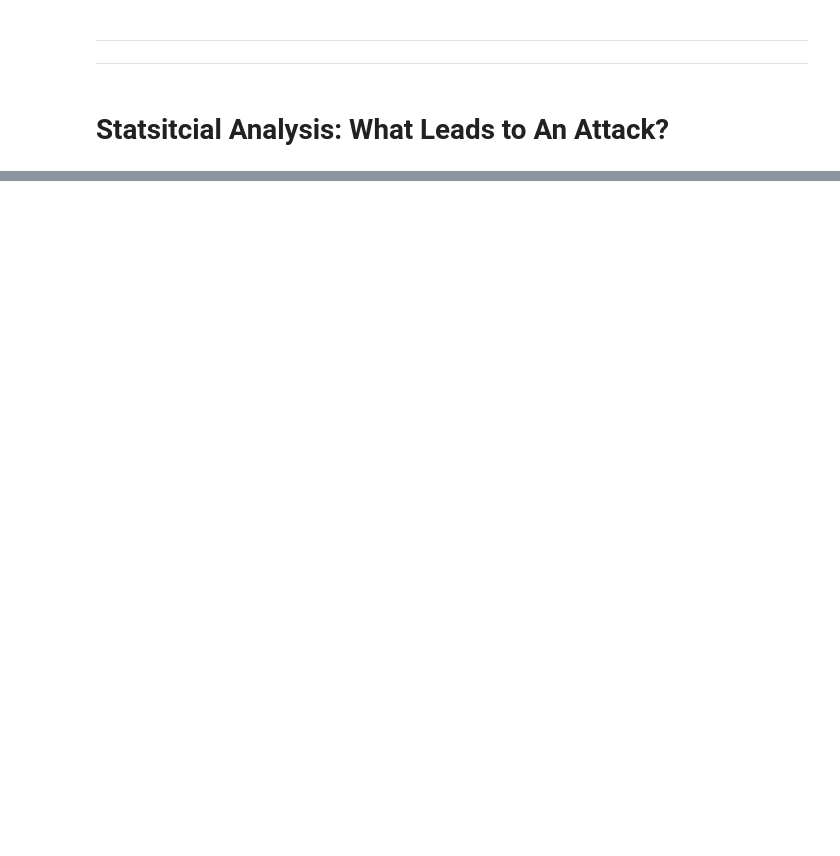
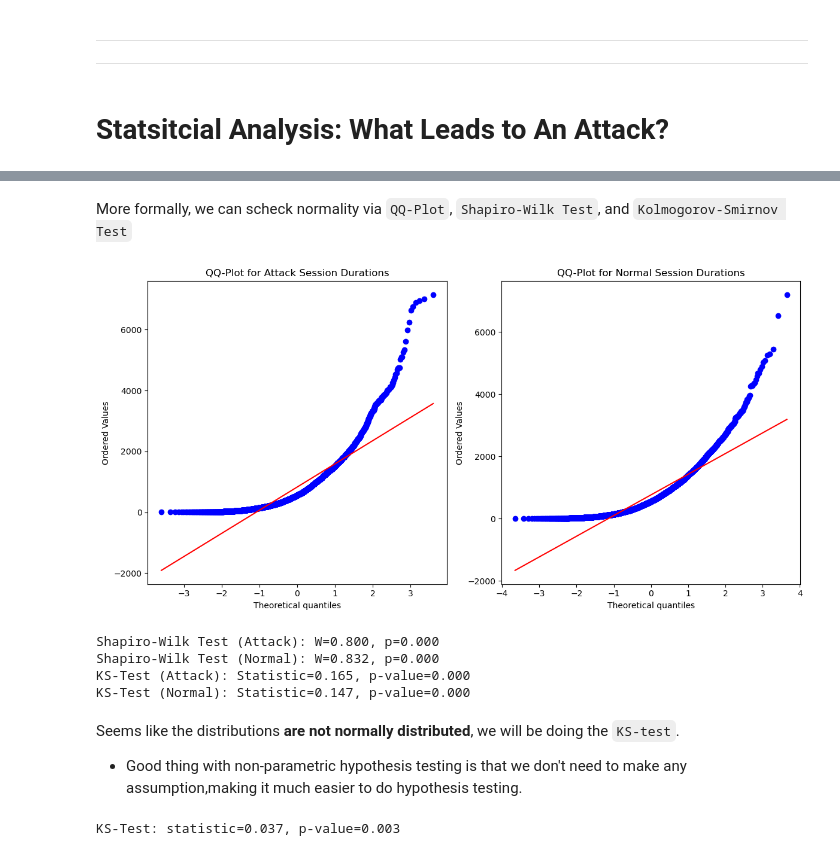
Before and after one commit to KevinBian107/SIP-Demos, a Jupyter notebook: CyberSecurity.ipynb, the cells around one changed output, grey strips where cells are left out. Cells and saved outputs as stored; diff of their text form; code cells hidden in the pictures; blank space fills up the shorter version.

```diff
--- a/CyberSecurity.ipynb
+++ b/CyberSecurity.ipynb
@@ -243,0 +271,42 @@ plt.show()
+# %% [markdown]
+More formally, we can scheck normality via `QQ-Plot`, `Shapiro-Wilk Test`, and `Kolmogorov-Smirnov Test`
+# %%
+from scipy.stats import shapiro, kstest, probplot
+
+fig, axes = plt.subplots(1, 2, figsize=(12, 6))
+probplot(attack_sessions, dist="norm", plot=axes[0])
+axes[0].set_title("QQ-Plot for Attack Session Durations")
+
+probplot(normal_sessions, dist="norm", plot=axes[1])
+axes[1].set_title("QQ-Plot for Normal Session Durations")
+
+plt.tight_layout()
+plt.show()
+
+shapiro_attack = shapiro(attack_sessions.sample(min(5000, len(attack_sessions))))
+shapiro_normal = shapiro(normal_sessions.sample(min(5000, len(normal_sessions))))
+print(f"Shapiro-Wilk Test (Attack): W={shapiro_attack[0]:.3f}, p={shapiro_attack[1]:.3f}")
+print(f"Shapiro-Wilk Test (Normal): W={shapiro_normal[0]:.3f}, p={shapiro_normal[1]:.3f}")
+
+ks_attack = kstest(attack_sessions, 'norm', args=(attack_sessions.mean(), attack_sessions.std()))
+ks_normal = kstest(normal_sessions, 'norm', args=(normal_sessions.mean(), normal_sessions.std()))
+print(f"KS-Test (Attack): Statistic={ks_attack.statistic:.3f}, p-value={ks_attack.pvalue:.3f}")
+print(f"KS-Test (Normal): Statistic={ks_normal.statistic:.3f}, p-value={ks_normal.pvalue:.3f}")
+# %% [output]
+[figure, added]
+Shapiro-Wilk Test (Attack): W=0.800, p=0.000
+Shapiro-Wilk Test (Normal): W=0.832, p=0.000
+KS-Test (Attack): Statistic=0.165, p-value=0.000
+KS-Test (Normal): Statistic=0.147, p-value=0.000
+# %% [markdown]
+Seems like the distributions **are not normally distributed**, we will be doing the `KS-test`.
+
+- Good thing with non-parametric hypothesis testing is that we don't need to make any assumption,making it much easier to do hypothesis testing.
+# %%
+from scipy.stats import ttest_ind, ks_2samp
+
+# KS-test (non-parametric)
+ks_stat, p_value_ks = ks_2samp(attack_sessions, normal_sessions)
+print(f"KS-Test: statistic={ks_stat:.3f}, p-value={p_value_ks:.3f}")
+# %% [output]
+KS-Test: statistic=0.037, p-value=0.003
```
Also changed, not shown: parts of 60 cells of this notebook, 1 other file.
